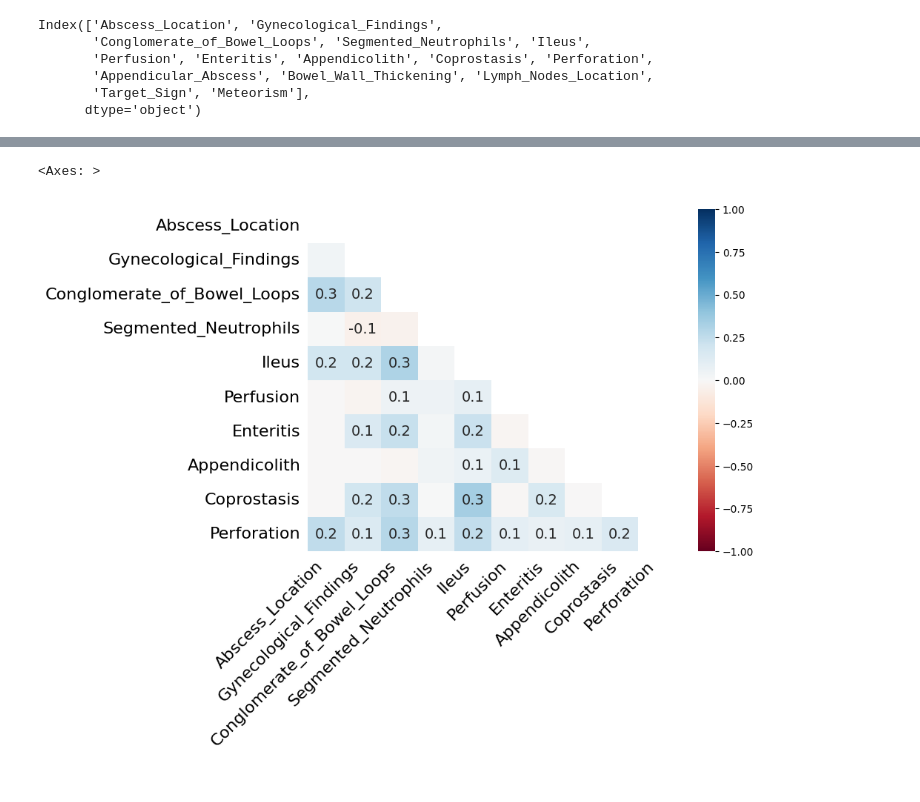
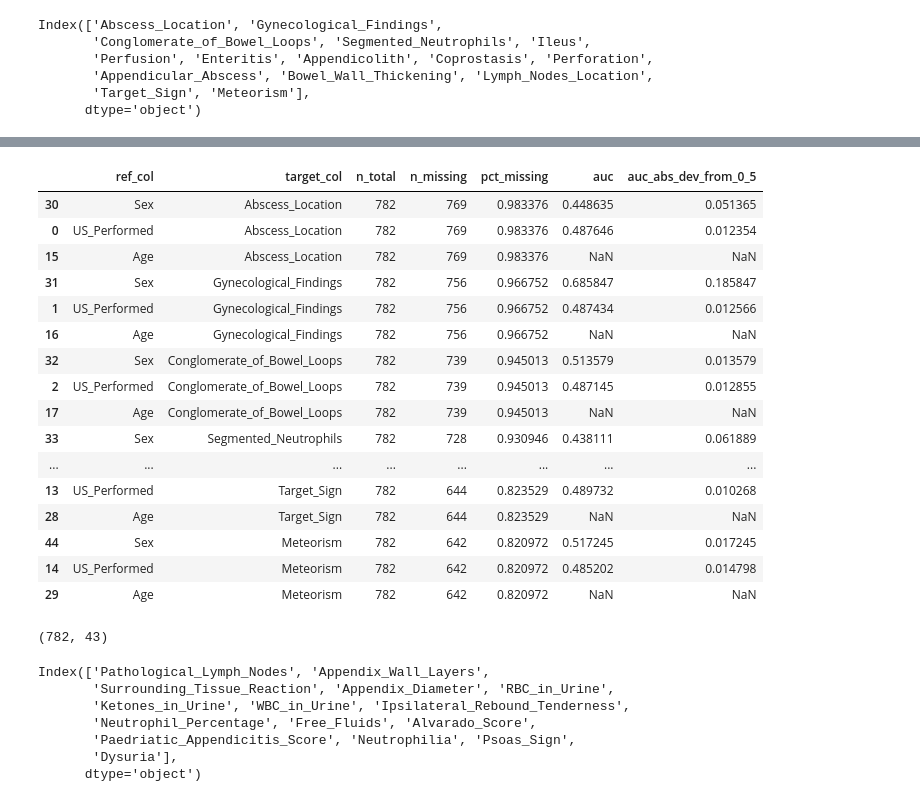
Before and after one commit to jariel17/ml_models, a Jupyter notebook: notebooks/eda.ipynb, the cells around one changed output, grey strips where cells are left out. Drawn from its saved outputs; the diff is of its cells as text; code cells hidden in the pictures.

```diff
--- a/notebooks/eda.ipynb
+++ b/notebooks/eda.ipynb
@@ -295,5 +198,33 @@ Meteorism                       AUC: 0.517
-# %%
-msno.heatmap(df_top_missing, figsize=(8, 6))
-# %% [output]
-<Axes: >
-[figure, removed]
+# %%
+high_missing_cols = [
+    'Abscess_Location', 'Gynecological_Findings', 'Conglomerate_of_Bowel_Loops',
+    'Segmented_Neutrophils', 'Ileus', 'Perfusion', 'Enteritis', 'Appendicolith',
+    'Coprostasis', 'Perforation', 'Appendicular_Abscess', 'Bowel_Wall_Thickening',
+    'Lymph_Nodes_Location', 'Target_Sign', 'Meteorism'
+]
+ref_cols = ['US_Performed', 'CT_Performed', 'MRI_Performed', 'Age', 'Sex']
+summary = utils.missingness_auc_summary(df, target_cols=high_missing_cols, ref_cols=ref_cols, fill_ref_na=np.nan)
+display(summary.head(50))
+# %% [output]
+|  | ref_col | target_col | n_total | n_missing | pct_missing | auc | auc_abs_dev_from_0_5 |
+| 30 | Sex | Abscess_Location | 782 | 769 | 0.983376 | 0.448635 | 0.051365 |
+| 0 | US_Performed | Abscess_Location | 782 | 769 | 0.983376 | 0.487646 | 0.012354 |
+| 15 | Age | Abscess_Location | 782 | 769 | 0.983376 | NaN | NaN |
+| 31 | Sex | Gynecological_Findings | 782 | 756 | 0.966752 | 0.685847 | 0.185847 |
+| 1 | US_Performed | Gynecological_Findings | 782 | 756 | 0.966752 | 0.487434 | 0.012566 |
+| 16 | Age | Gynecological_Findings | 782 | 756 | 0.966752 | NaN | NaN |
+| 32 | Sex | Conglomerate_of_Bowel_Loops | 782 | 739 | 0.945013 | 0.513579 | 0.013579 |
+| 2 | US_Performed | Conglomerate_of_Bowel_Loops | 782 | 739 | 0.945013 | 0.487145 | 0.012855 |
+| 17 | Age | Conglomerate_of_Bowel_Loops | 782 | 739 | 0.945013 | NaN | NaN |
+| 33 | Sex | Segmented_Neutrophils | 782 | 728 | 0.930946 | 0.438111 | 0.061889 |
+| ... | ... | ... | ... | ... | ... | ... | ... |
+| 13 | US_Performed | Target_Sign | 782 | 644 | 0.823529 | 0.489732 | 0.010268 |
+| 28 | Age | Target_Sign | 782 | 644 | 0.823529 | NaN | NaN |
+| 44 | Sex | Meteorism | 782 | 642 | 0.820972 | 0.517245 | 0.017245 |
+| 14 | US_Performed | Meteorism | 782 | 642 | 0.820972 | 0.485202 | 0.014798 |
+| 29 | Age | Meteorism | 782 | 642 | 0.820972 | NaN | NaN |
+# %%
+df_no_high_missing = df.drop(columns=high_missing_cols)
+df_no_high_missing.shape
+# %% [output]
+(782, 43)
@@ -299,0 +243,10 @@ msno.heatmap(df_top_missing, figsize=(8, 6))
+# %%
+df_top_missing.columns
+# %% [output]
+Index(['Pathological_Lymph_Nodes', 'Appendix_Wall_Layers',
+       'Surrounding_Tissue_Reaction', 'Appendix_Diameter', 'RBC_in_Urine',
+       'Ketones_in_Urine', 'WBC_in_Urine', 'Ipsilateral_Rebound_Tenderness',
+       'Neutrophil_Percentage', 'Free_Fluids', 'Alvarado_Score',
+       'Paedriatic_Appendicitis_Score', 'Neutrophilia', 'Psoas_Sign',
+       'Dysuria'],
+      dtype='object')
```
Also changed, not shown: parts of 10 cells of this notebook, 1 other file.
